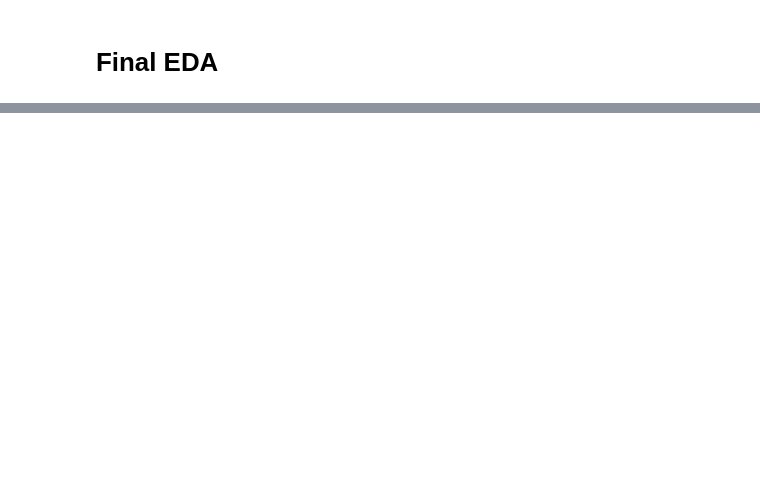
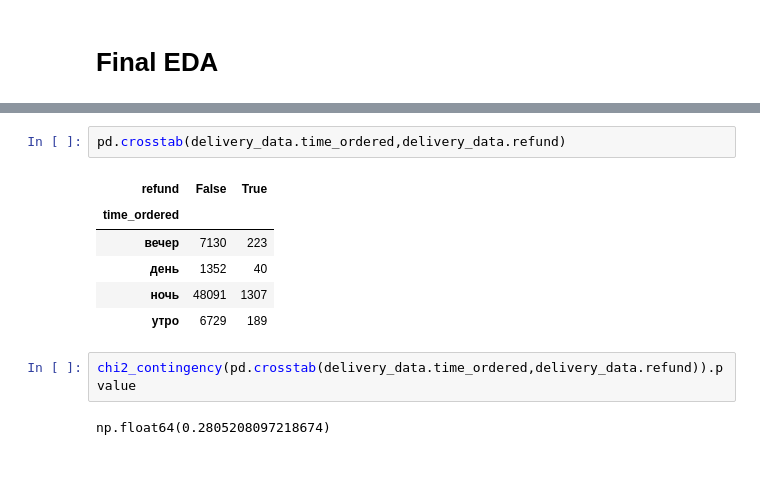
Before and after one commit to PigStep/ML-Delivery-Refund-Research, a Jupyter notebook: notebook/notebook.ipynb, the cells around one changed output, grey strips where cells are left out. Saved outputs shown, nothing was run; the diff lists cells and outputs as text; blank space fills up the shorter version.

```diff
--- a/notebook/notebook.ipynb
+++ b/notebook/notebook.ipynb
@@ -576,0 +597,15 @@ delivery_data.head()
+# %%
+pd.crosstab(delivery_data.time_ordered,delivery_data.refund)
+# %% [output]
+| refund | False | True |
+| time_ordered |  |  |
+| вечер | 7130 | 223 |
+| день | 1352 | 40 |
+| ночь | 48091 | 1307 |
+| утро | 6729 | 189 |
+# %%
+chi2_contingency(pd.crosstab(delivery_data.time_ordered,delivery_data.refund)).pvalue
+# %% [output]
+np.float64(0.2805208097218674)
+# %% [markdown]
+##
```
Also changed, not shown: parts of 16 cells of this notebook.
